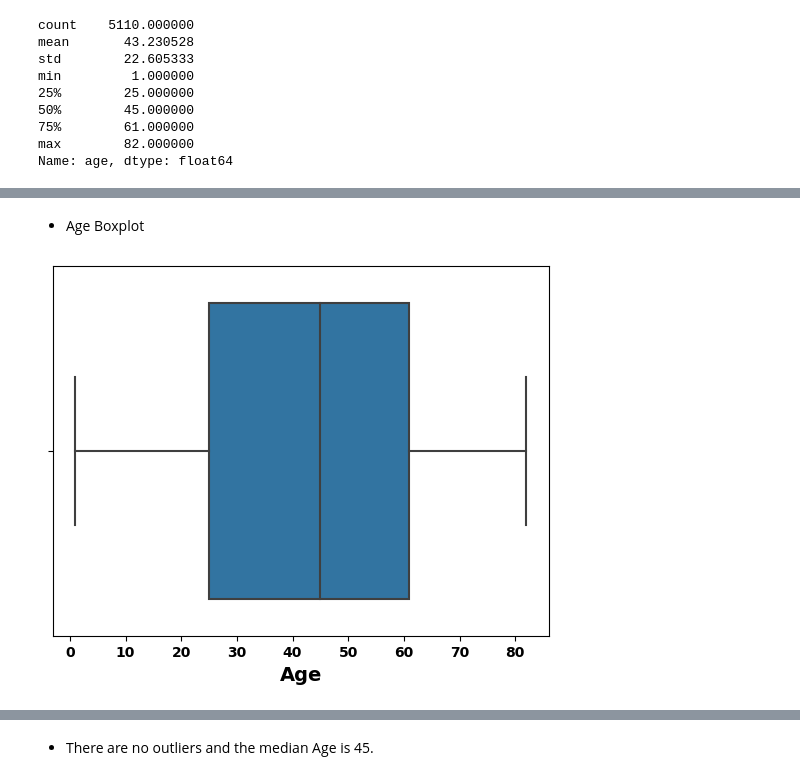
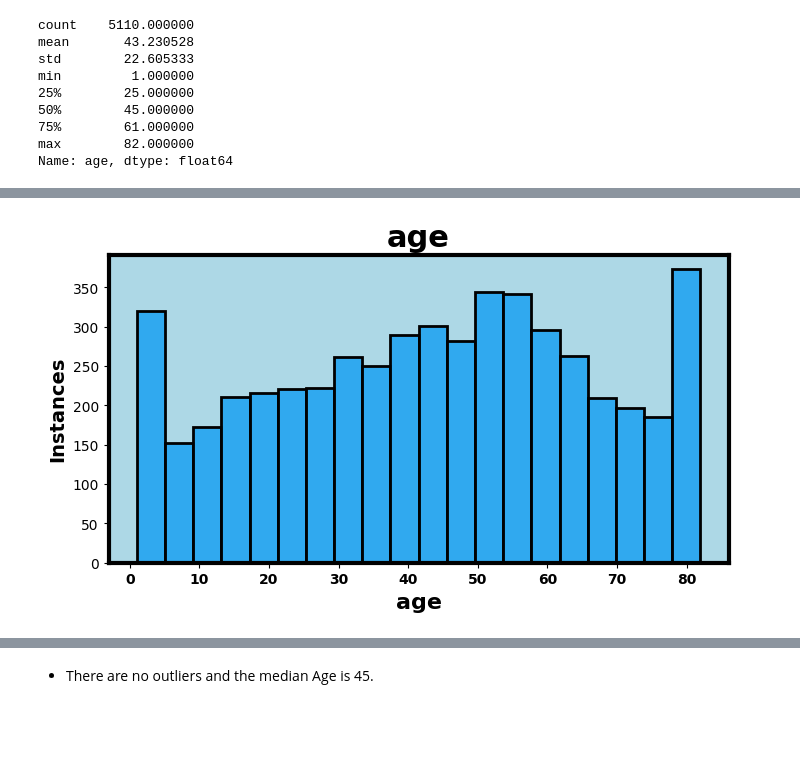
Before and after one commit to Mhoover41/Stroke-Prediction, a Jupyter notebook: Stroke_Prediction_Project_2_Melissa_Hoover.ipynb, the cells around one changed output, grey strips where cells are left out. Drawn from its saved outputs; the diff is of its cells as text; code cells hidden in the pictures; blank space fills up the shorter version.

```diff
--- a/Stroke_Prediction_Project_2_Melissa_Hoover.ipynb
+++ b/Stroke_Prediction_Project_2_Melissa_Hoover.ipynb
@@ -431,0 +436,17 @@ smoking_status
+# %%
+# Create a function to create a Histogram
+def hist_plot(column_name, bin_count):
+    fig, ax = plt.subplots(nrows=1, figsize=(8,4), facecolor='w')
+    plt.title(column_name, fontsize = 22, weight='bold')
+    sns.histplot(data=df, x=column_name, color='#069AF3',
+                 linewidth=2, bins=bin_count);
+    plt.xlabel(column_name, fontsize = 16, weight='bold')
+    plt.xticks(weight='bold')
+    ax.set_ylabel('Instances',fontweight='bold',fontsize=14)
+    ax.set_facecolor('lightblue')
+    ax.tick_params(labelcolor='k', labelsize=10)
+    ax.yaxis.set_major_formatter(plt.FormatStrFormatter('%d'))
+
+    #ax.set_yticklabels(ax.get_yticks(), weight='bold')
+    for axis in ['top','bottom','left','right']:
+        ax.spines[axis].set_linewidth(3)
@@ -465,11 +563,5 @@ ax.set_title('Distribution of Age', fontsize=16, weight='bold');
-# %% [markdown]
-- Age Boxplot
-# %%
-## Define a MatplotLib ax object using seaborn.boxplot()
-# Use x = for horizontal
-ax = sns.boxplot(data = df,
-                 x = 'age')
-ax.set_xlabel('Age', fontsize=14, weight='bold')
-plt.xticks(fontsize=10, weight='bold');
-# %% [output]
-[figure, removed]
+# %%
+# Utilize function to display histogram plot
+hist_plot('age', 20);
+# %% [output]
+[figure, added]
```
Also changed, not shown: parts of 138 cells of this notebook.
